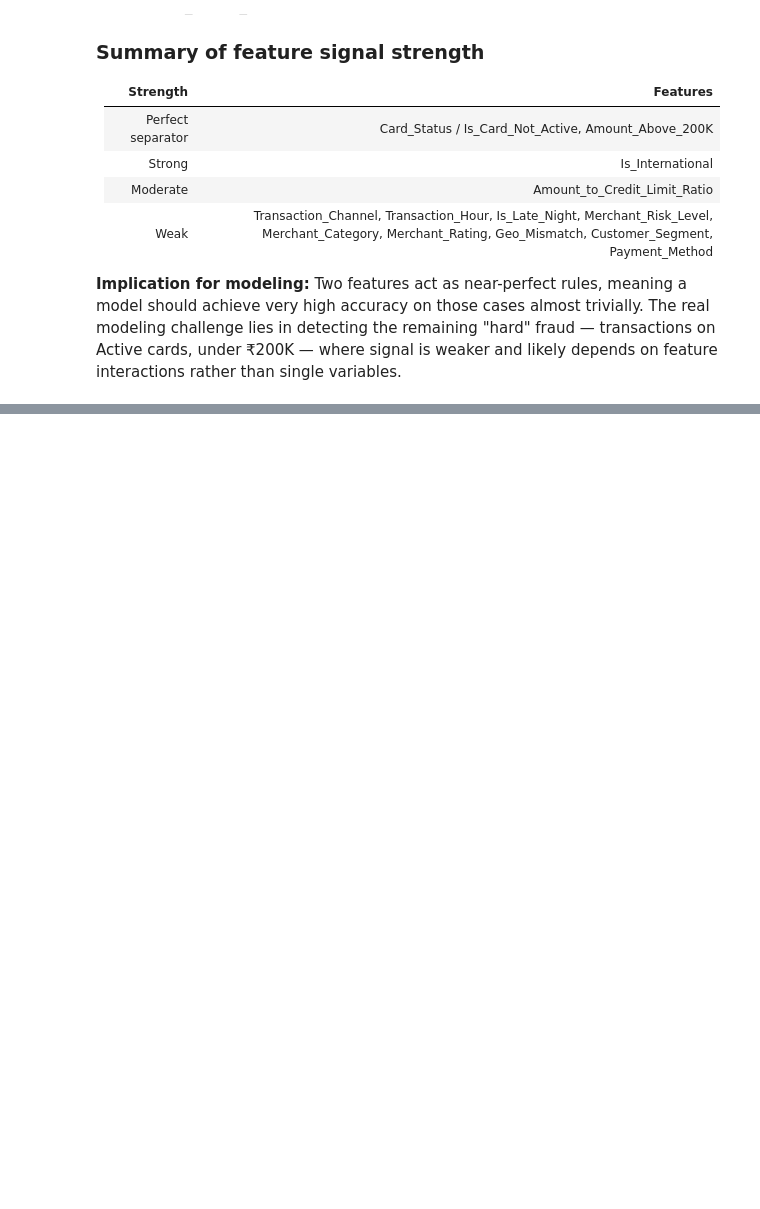
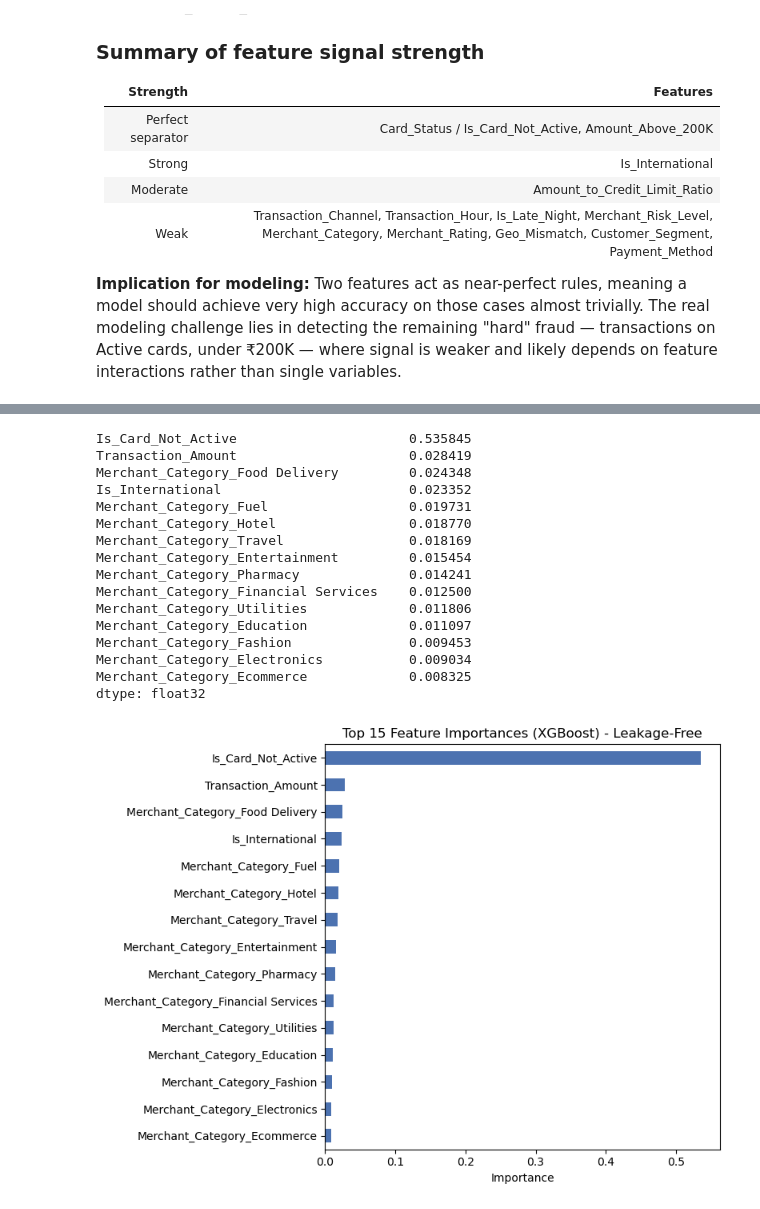
Before and after one commit to Kanjerih/Indian-Financial-Fraud, a Jupyter notebook: Indian-Financial-Fraud.ipynb, the cells around one changed output, grey strips where cells are left out. Cells and saved outputs as stored; diff of their text form; code cells hidden in the pictures; blank space fills up the shorter version.

```diff
--- a/Indian-Financial-Fraud.ipynb
+++ b/Indian-Financial-Fraud.ipynb
@@ -764,0 +755,18 @@ weighted avg       0.98      0.98      0.97     50000
+# %%
+from xgboost import XGBClassifier
+
+scale_pos_weight = (y_train == 0).sum() / (y_train == 1).sum()
+
+xgb_model = XGBClassifier(
+    scale_pos_weight=scale_pos_weight,
+    random_state=42,
+    eval_metric='logloss',
+    n_jobs=-1
+)
+xgb_model.fit(X_train, y_train)
+
+y_pred_xgb = xgb_model.predict(X_test)
+
+print("XGBoost")
+print(classification_report(y_test, y_pred_xgb))
+print(confusion_matrix(y_test, y_pred_xgb))
@@ -764,0 +786,33 @@ weighted avg       0.98      0.98      0.97     50000
+# %%
+# Extract feature importances from the retrained XGBoost model
+importances = pd.Series(xgb_model.feature_importances_, index=X_train.columns)
+importances = importances.sort_values(ascending=False)
+
+# Display the top 15 features
+print(importances.head(15))
+
+# Plot the top 15 for a clear visual
+plt.figure(figsize=(8,6))
+importances.head(15).sort_values().plot(kind='barh', color='#4C72B0')
+plt.title('Top 15 Feature Importances (XGBoost) - Leakage-Free')
+plt.xlabel('Importance')
+plt.tight_layout()
+plt.show()
+# %% [output]
+Is_Card_Not_Active                      0.535845
+Transaction_Amount                      0.028419
+Merchant_Category_Food Delivery         0.024348
+Is_International                        0.023352
+Merchant_Category_Fuel                  0.019731
+Merchant_Category_Hotel                 0.018770
+Merchant_Category_Travel                0.018169
+Merchant_Category_Entertainment         0.015454
+Merchant_Category_Pharmacy              0.014241
+Merchant_Category_Financial Services    0.012500
+Merchant_Category_Utilities             0.011806
+Merchant_Category_Education             0.011097
+Merchant_Category_Fashion               0.009453
+Merchant_Category_Electronics           0.009034
+Merchant_Category_Ecommerce             0.008325
+dtype: float32
+[figure, added]
```
Also changed, not shown: parts of 14 cells of this notebook.
